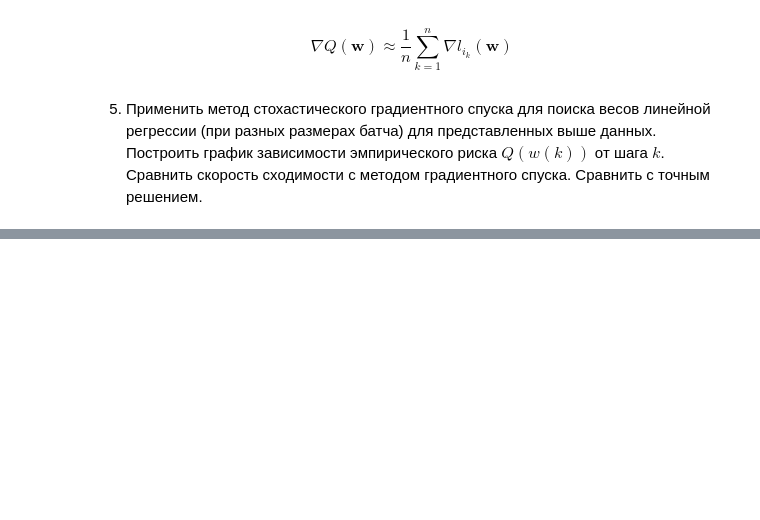
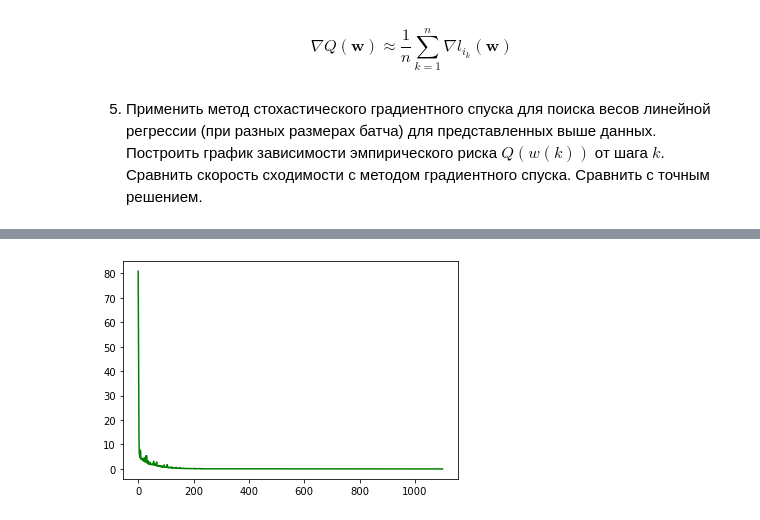
Before and after one commit to OsipovOleg/ml-introduction, a Jupyter notebook: Lec2 - LinearRegression1.ipynb, the cells around one changed output, grey strips where cells are left out. Cells and saved outputs as stored; diff of their text form; code cells hidden in the pictures; blank space fills up the shorter version.

```diff
--- a/Lec2 - LinearRegression1.ipynb
+++ b/Lec2 - LinearRegression1.ipynb
@@ -456,0 +486,9 @@ $$
+# %%
+p = []
+
+for i in range (len (l)):
+    p.append( np.mean((y - X.dot(l[i]))**2) )
+# %%
+plt.plot(p, c='green');
+# %% [output]
+[figure, added]
```
Also changed, not shown: parts of 18 cells of this notebook.
